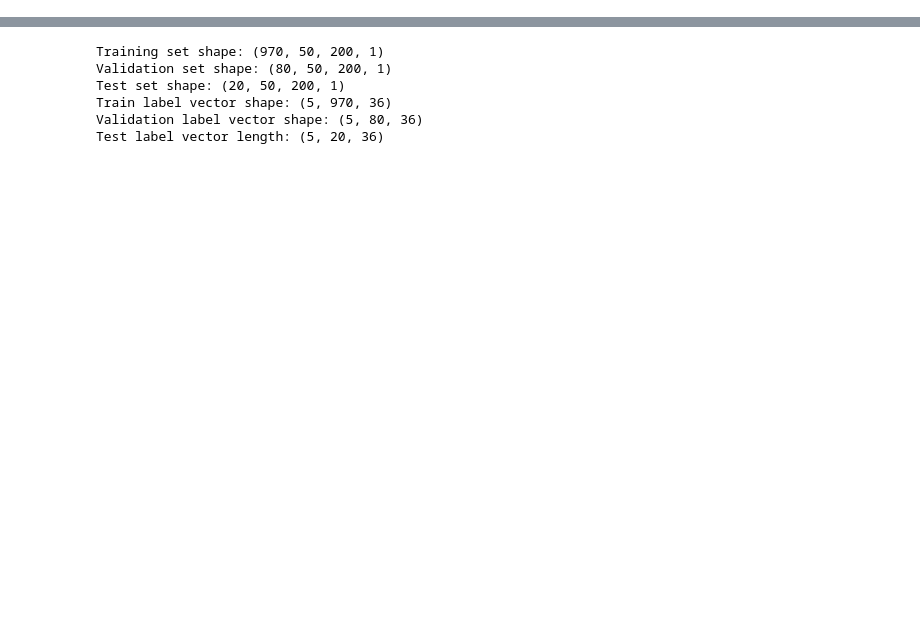
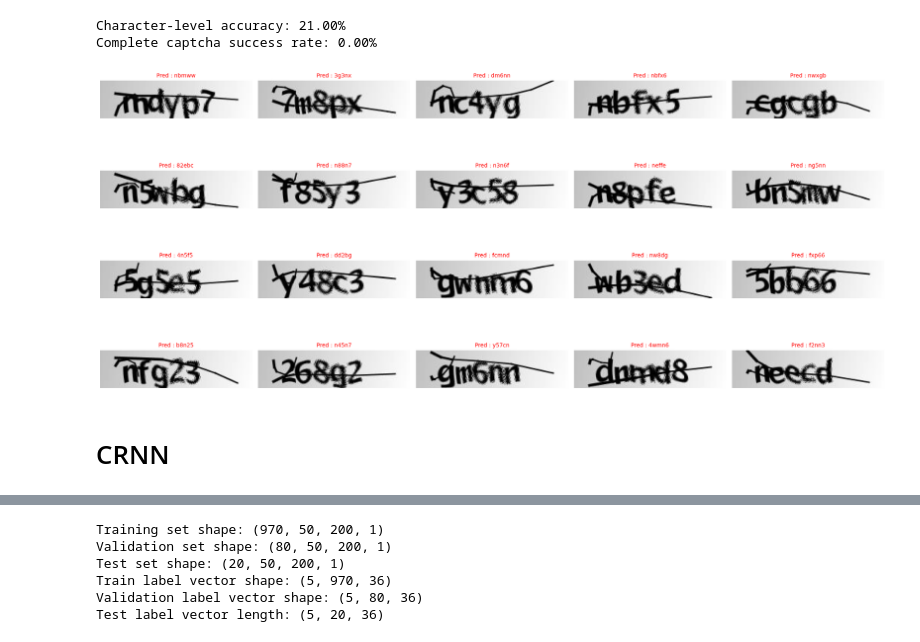
Before and after one commit to Bastagnan/Projet-Deep-Learning, a Jupyter notebook: notebook.ipynb, the cells around one changed output, grey strips where cells are left out. Cells and saved outputs as stored; diff of their text form; code cells hidden in the pictures; blank space fills up the shorter version.

```diff
--- a/notebook.ipynb
+++ b/notebook.ipynb
@@ -48,0 +299,18 @@ img_shape = (50, 200, 1)
+# %%
+# Define the model
+cnn_lstm_model = models.Sequential([
+    layers.Conv2D(32, (3, 3), activation='relu', input_shape=(50, 200, 1)),
+    layers.MaxPooling2D((2, 2)),
+    layers.Conv2D(64, (3, 3), activation='relu'),
+    layers.MaxPooling2D((2, 2)),
+    layers.TimeDistributed(layers.Flatten()),  # Flatten each time step
+    layers.LSTM(128, return_sequences=True),  # LSTM layer
+    layers.TimeDistributed(layers.Dense(36, activation='softmax')),  # 36 possible classes (A-Z, 0-9)
+    layers.Lambda(lambda x: x[:, :5, :])  # Ensure output has exactly 5 timesteps
+])
+
+# Compile the model
+cnn_lstm_model.compile(optimizer='adam', loss='categorical_crossentropy', metrics=['accuracy'])
+
+# Summary
+cnn_lstm_model.summary()
@@ -48,0 +339,2 @@ img_shape = (50, 200, 1)
+# %%
+cnn_lstm_model.fit(X_train, y_train, batch_size=batch_size, epochs=nb_epoch, verbose=1, validation_data=(X_val, y_val))
@@ -48,0 +360,9 @@ img_shape = (50, 200, 1)
+# %%
+# Evaluate CNN+LSTM model
+evaluate_predictions(cnn_lstm_model, X_test, y_test, symbols)
+# %% [output]
+Character-level accuracy: 21.00%
+Complete captcha success rate: 0.00%
+[figure, added]
+# %% [markdown]
+# CRNN
```
Also changed, not shown: parts of 42 cells of this notebook.
